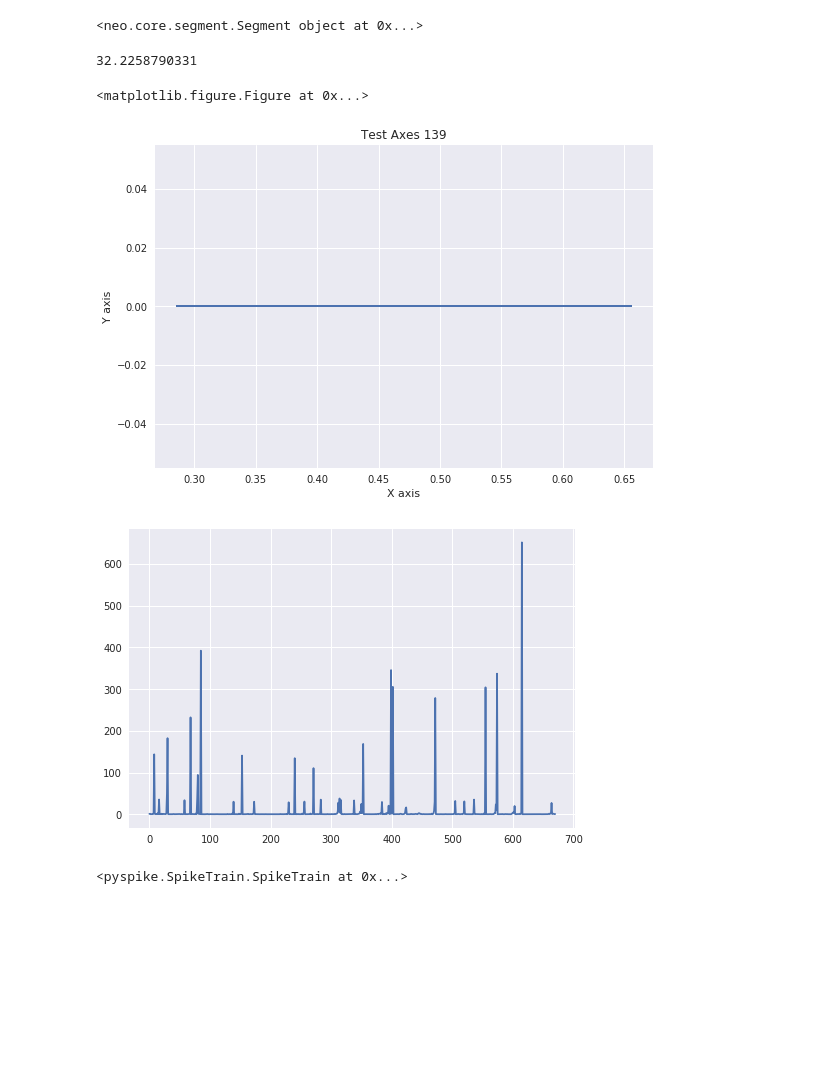
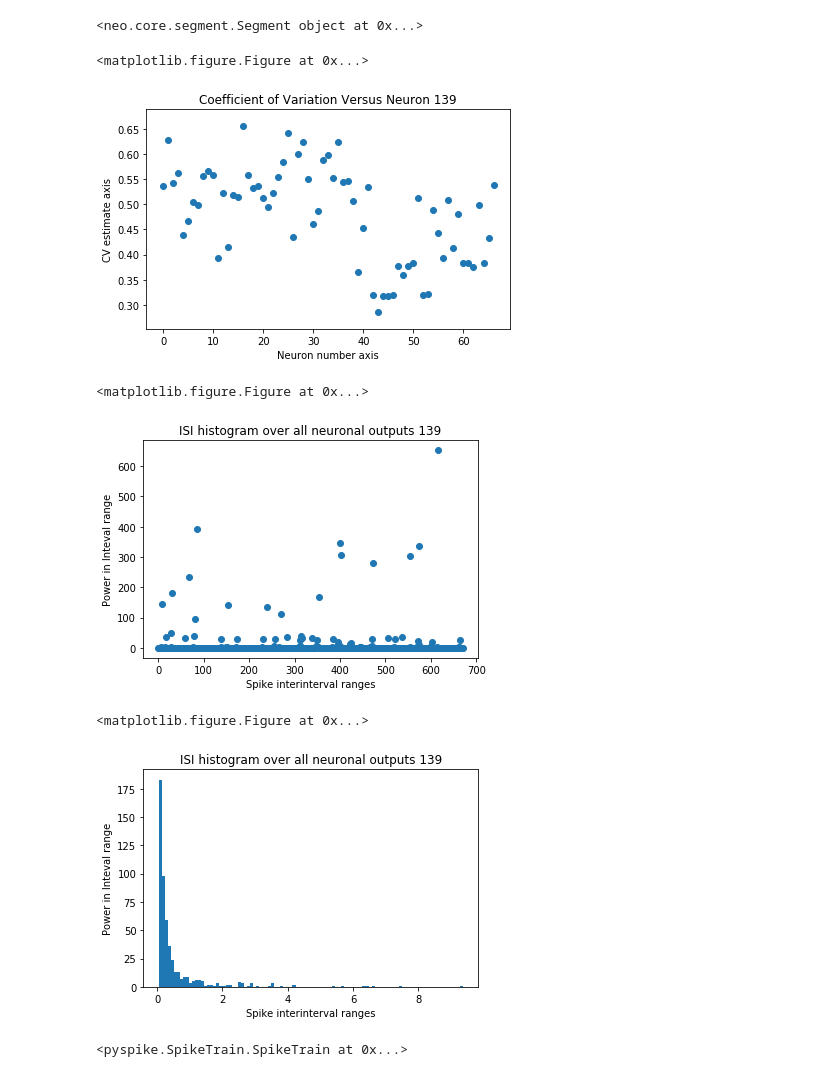
Before and after one commit to russelljjarvis/SpinnakerHippocampus, a Jupyter notebook: Spike_Analysis.ipynb, the cells around one changed output. Saved outputs shown, nothing was run; the diff lists cells and outputs as text; code cells hidden in the pictures; blank space fills up the shorter version.

```diff
--- a/Spike_Analysis.ipynb
+++ b/Spike_Analysis.ipynb
@@ -35,67 +40,64 @@ import matplotlib.pyplot as plt
 import elephant
 
 hist_cv = [0 for i in range(0,len(spike_trains))]
 import numpy as np
 for i,j in enumerate(spike_trains):
     cva = cv(j)
     if np.isnan(cva) or cva == 0:
         hist_cv[i] = 0
     else:
         hist_cv[i] = cva
         #print(cva)
 
 hist_cv = [i for i in hist_cv if i!=0 ]
-print(sum(hist_cv))
-x_axis = [0 for i in range(0,len(hist_cv))]
+x_axis = [i for i in range(0,len(hist_cv))]
 
 plt.clf()
-
 fig, axes = plt.subplots()
-
-axes.set_title('Test Axes {}'.format(i))
-axes.set_xlabel('X axis')
-axes.set_ylabel('Y axis')
-
-
-# better to just plot y versus x, than histogram
-plt.plot(hist_cv,x_axis)
-#plt.ylim(0,0.01)
+axes.set_title('Coefficient of Variation Versus Neuron {}'.format(i))
+axes.set_xlabel('Neuron number axis')
+axes.set_ylabel('CV estimate axis')
+plt.scatter(x_axis,hist_cv)
 fig.tight_layout()
-
-#plt.tight()
 plt.show()
 
 
+plt.clf()
+fig, axes = plt.subplots()
+axes.set_title('ISI histogram over all neuronal outputs {}'.format(i))
+axes.set_xlabel('Spike interinterval ranges')
+axes.set_ylabel('Power in Inteval range')
 unested_sp = []
 for s in spike_trains:
     unested_sp.extend(s)
 isi_hist = elephant.statistics.isi(sorted(unested_sp))
-#print(isi_hist)
 isi_hist = [i for i in isi_hist if i!=0 ]
+plt.scatter([i for i in range(0,len(isi_hist))],isi_hist)
+plt.show()
 
 
-# In[38]:
+plt.clf()
+fig, axes = plt.subplots()
+axes.set_title('ISI histogram over all neuronal outputs {}'.format(i))
+axes.set_xlabel('Spike interinterval ranges')
+axes.set_ylabel('Power in Inteval range')
+unested_sp = []
+for s in spike_trains:
+    unested_sp.extend(s)
+isi_hist = elephant.statistics.isi(sorted(unested_sp))
+isi_hist = [i for i in isi_hist if i<=10 and i >0.0315 ]
+plt.hist(isi_hist,bins=100)
+plt.show()
 
-
-# Taking a look at the distribution without zeros
-#plt.hist(hist_cv.
-#print(hist_cv)
-#plt.hist(isi_hist,bins=1000)
-#plt.semilogy(isi_hist)
-#print(isi_hist)
-plt.plot([i for i in range(0,len(isi_hist))],isi_hist)
-
-plt.show()
-#print(isi_hist)
-
-
-#elephant.statistics.mean_firing_rate(spike_trains)
-#np.max(spike_trains)
+#for i in isi_hist:
+#    print(i)
 # %% [output]
-32.2258790331
+<matplotlib.figure.Figure at 0x...>
+[figure, new version]
 <matplotlib.figure.Figure at 0x...>
-[figure, old version]
-[figure, old version]
+[figure, new version]
+<matplotlib.figure.Figure at 0x...>
+[figure, added]
 # %%
 spike_trains[0]
 # %% [output]
```
Also changed, not shown: parts of 5 cells of this notebook.
